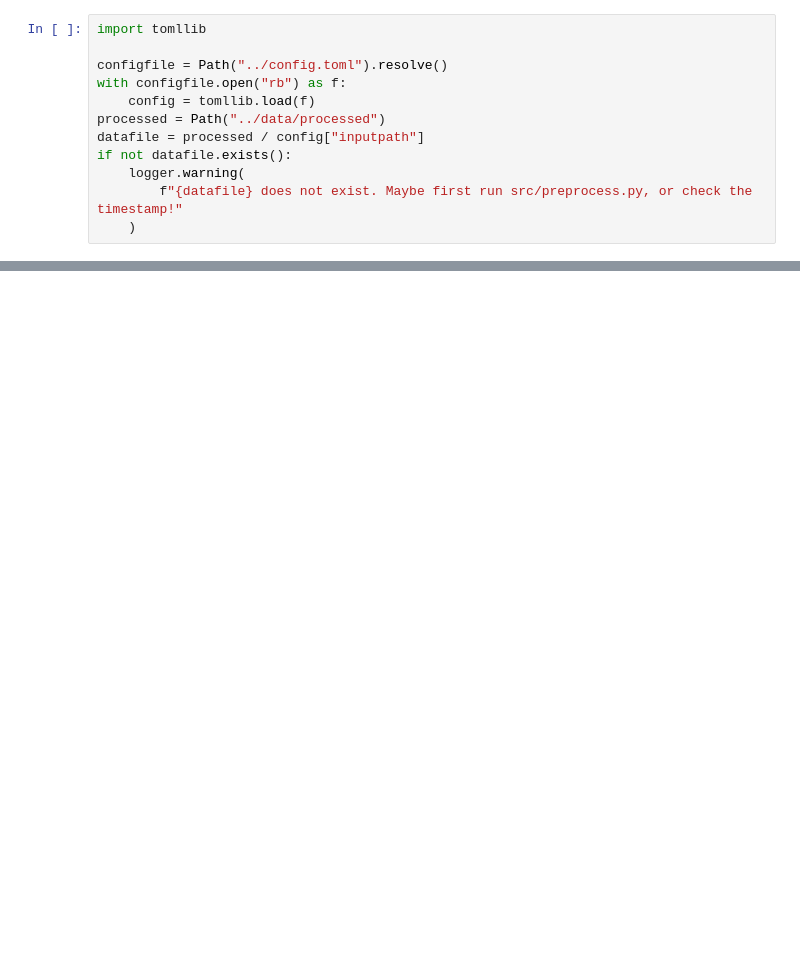
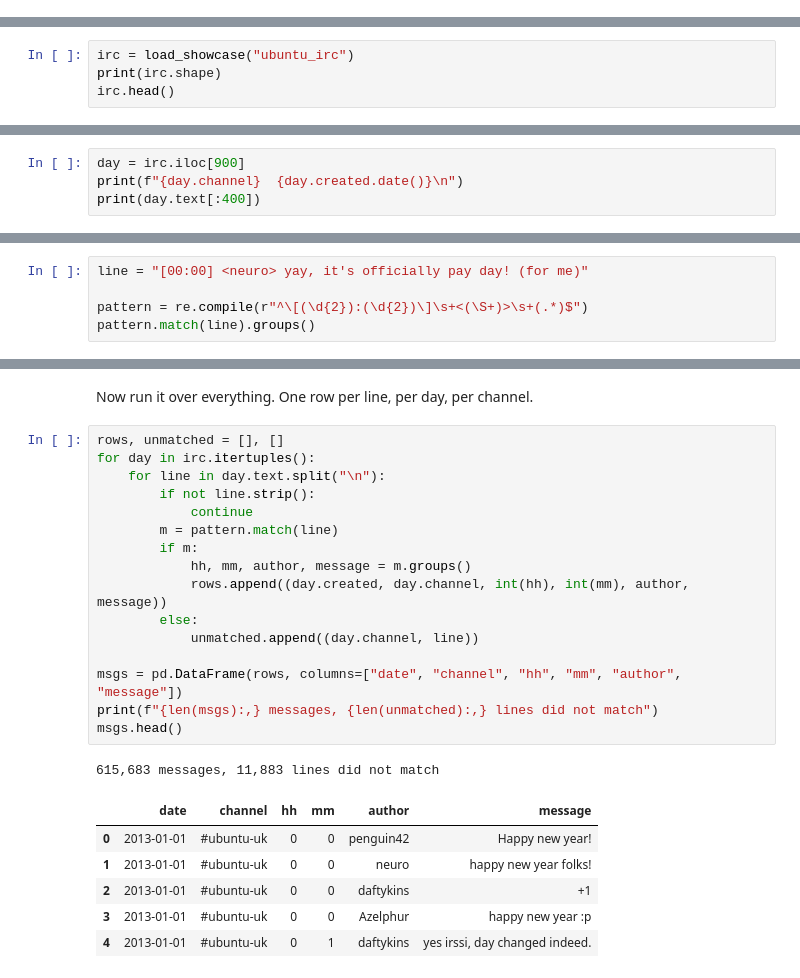
Before and after one commit to raoulg/MADS-DAV, a Jupyter notebook: notebooks/01-cleaning.ipynb, the cells around one changed output, grey strips where cells are left out. Saved outputs shown, nothing was run; the diff lists cells and outputs as text; blank space fills up the shorter version.

```diff
--- a/notebooks/01-cleaning.ipynb
+++ b/notebooks/01-cleaning.ipynb
@@ -8,12 +0,0 @@ Read in the file
-# %%
-import tomllib
-
-configfile = Path("../config.toml").resolve()
-with configfile.open("rb") as f:
-    config = tomllib.load(f)
-processed = Path("../data/processed")
-datafile = processed / config["inputpath"]
-if not datafile.exists():
-    logger.warning(
-        f"{datafile} does not exist. Maybe first run src/preprocess.py, or check the timestamp!"
-    )
@@ -129,0 +35,4 @@ This makes it easier to use the same file everywhere, without the need to contin
+# %%
+irc = load_showcase("ubuntu_irc")
+print(irc.shape)
+irc.head()
@@ -129,0 +51,4 @@ This makes it easier to use the same file everywhere, without the need to contin
+# %%
+day = irc.iloc[900]
+print(f"{day.channel}  {day.created.date()}\n")
+print(day.text[:400])
@@ -129,0 +90,5 @@ This makes it easier to use the same file everywhere, without the need to contin
+# %%
+line = "[00:00] <neuro> yay, it's officially pay day! (for me)"
+
+pattern = re.compile(r"^\[(\d{2}):(\d{2})\]\s+<(\S+)>\s+(.*)$")
+pattern.match(line).groups()
@@ -129,0 +122,26 @@ This makes it easier to use the same file everywhere, without the need to contin
+# %% [markdown]
+Now run it over everything. One row per line, per day, per channel.
+# %%
+rows, unmatched = [], []
+for day in irc.itertuples():
+    for line in day.text.split("\n"):
+        if not line.strip():
+            continue
+        m = pattern.match(line)
+        if m:
+            hh, mm, author, message = m.groups()
+            rows.append((day.created, day.channel, int(hh), int(mm), author, message))
+        else:
+            unmatched.append((day.channel, line))
+
+msgs = pd.DataFrame(rows, columns=["date", "channel", "hh", "mm", "author", "message"])
+print(f"{len(msgs):,} messages, {len(unmatched):,} lines did not match")
+msgs.head()
+# %% [output]
+615,683 messages, 11,883 lines did not match
+|  | date | channel | hh | mm | author | message |
+| 0 | 2013-01-01 | #ubuntu-uk | 0 | 0 | penguin42 | Happy new year! |
+| 1 | 2013-01-01 | #ubuntu-uk | 0 | 0 | neuro | happy new year folks! |
+| 2 | 2013-01-01 | #ubuntu-uk | 0 | 0 | daftykins | +1 |
+| 3 | 2013-01-01 | #ubuntu-uk | 0 | 0 | Azelphur | happy new year :p |
+| 4 | 2013-01-01 | #ubuntu-uk | 0 | 1 | daftykins | yes irssi, day changed indeed. |
```
Also changed, not shown: parts of 73 cells of this notebook, 1 other file.
